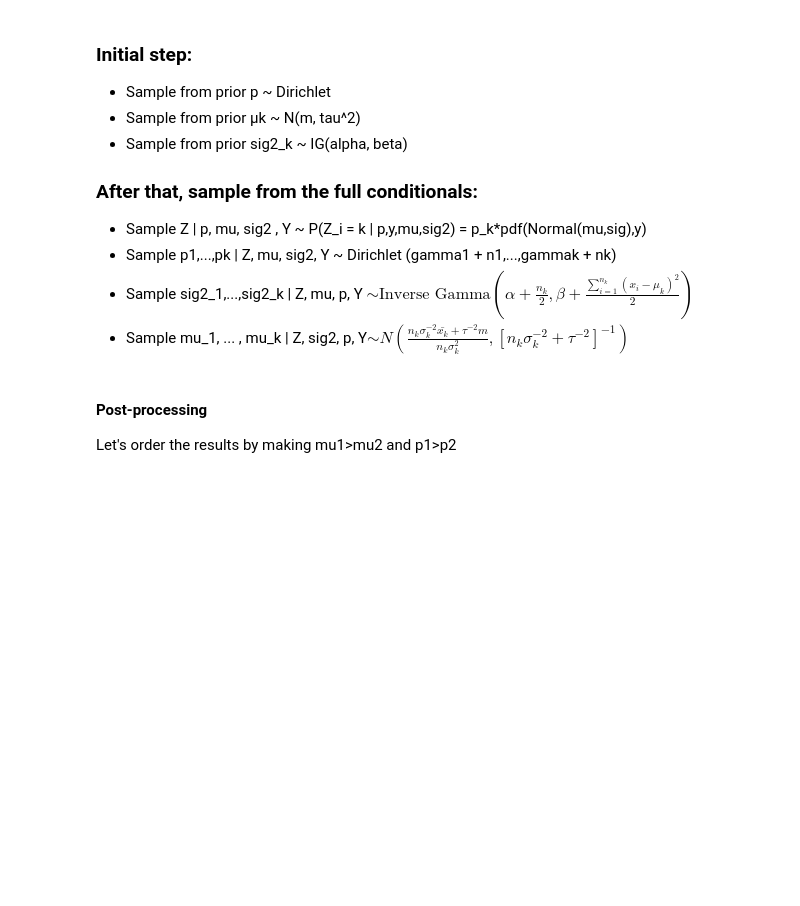
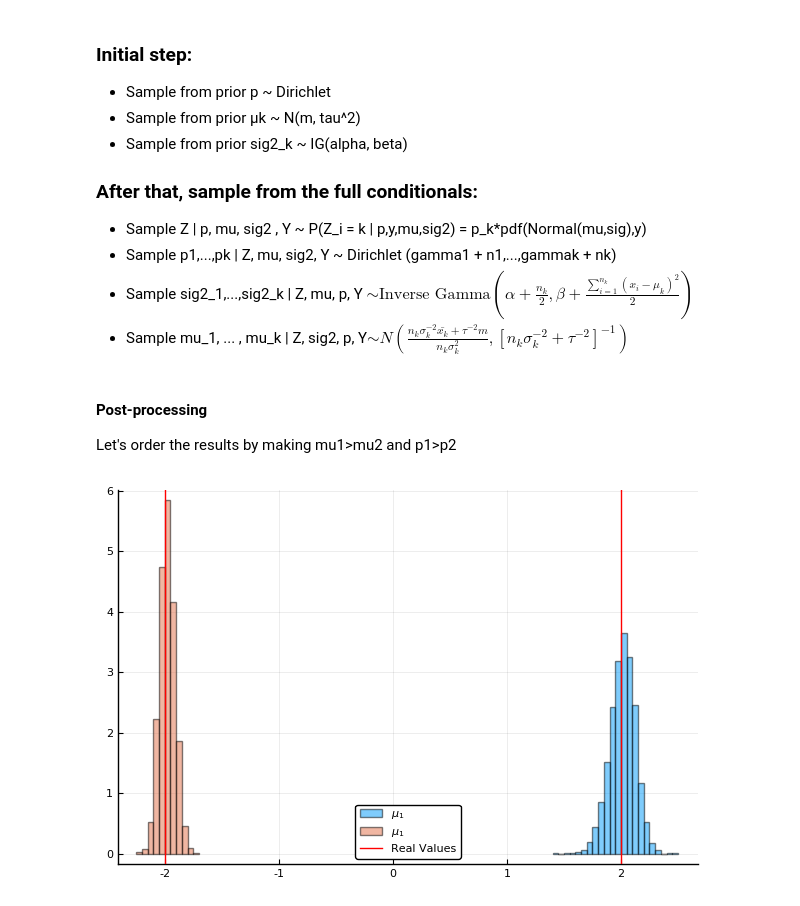
Before and after one commit to davibarreira/Computational_Statistics, a Jupyter notebook: Exercises2/Sheet2 Exercise 6.ipynb, the cells around one changed output. Saved outputs shown, nothing was run; the diff lists cells and outputs as text; code cells hidden in the pictures; blank space fills up the shorter version.

```diff
--- a/Exercises2/Sheet2 Exercise 6.ipynb
+++ b/Exercises2/Sheet2 Exercise 6.ipynb
@@ -127,4 +133,11 @@ for i = 1:steps
         sig2[i] = posterior[i,5]
     end
 end
+# %%
+histogram(mu1[5000:end],normalize=true,alpha=0.5,nbins=20, label = L"μ_1")
+histogram!(mu2[5000:end],normalize=true,alpha=0.5,nbins=20, label = L"μ_1")
+h2 = vline!(mu0,color="red", label="Real Values")
+savefig(h2,"./images/Ex8_1.png")
+# %% [output]
+[figure, added]
 # %%
```
Also changed, not shown: parts of 14 cells of this notebook, 7 other files.
